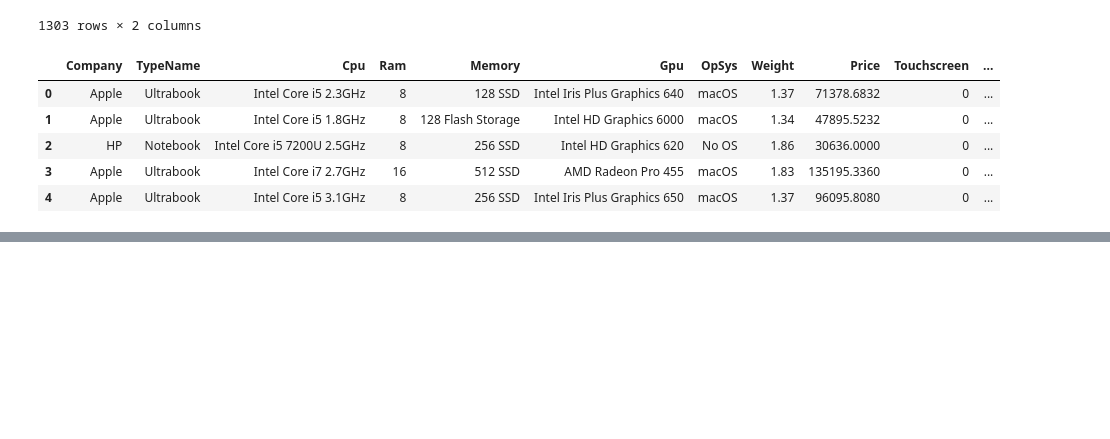
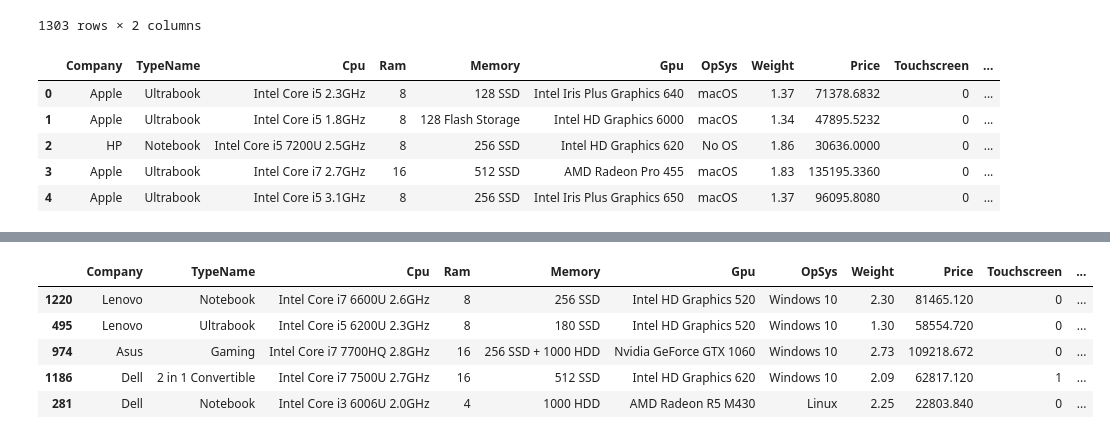
Before and after one commit to dikhaarianda/Laptop-Price-Predictor, a Jupyter notebook: PricePrediction-App.ipynb, the cells around one changed output, grey strips where cells are left out. Cells and saved outputs as stored; diff of their text form; code cells hidden in the pictures; blank space fills up the shorter version.

```diff
--- a/PricePrediction-App.ipynb
+++ b/PricePrediction-App.ipynb
@@ -401,0 +511,5 @@ data.head()
+# %%
+data['first'] = data['first'].astype('int')
+data['second'] = data['second'].astype('int')
+
+data.head()
@@ -401,0 +524,18 @@ data.head()
+# %%
+# Multiplying The Elements and Storing The Result in Subsequent Columns
+data['HDD'] = (data['first']*data['Layer1HDD'] + data['second']*data['Layer2HDD'])
+data['SSD'] = (data['first']*data['Layer1SSD'] + data['second']*data['Layer2SSD'])
+data['Hybrid'] = (data['first']*data['Layer1Hybrid'] + data['second']*data['Layer2Hybrid'])
+data['Flash_Storage'] = (data['first']*data['Layer1Flash Storage'] + data['second']*data['Layer2Flash Storage'])
+
+# Drop Uncessary Column
+data.drop(columns=['first', 'second', 'Layer1HDD', 'Layer1SSD', 'Layer1Hybrid', 'Layer1Flash Storage', 'Layer2HDD', 'Layer2SSD', 'Layer2Hybrid', 'Layer2Flash Storage'], inplace=True)
+
+data.sample(5)
+# %% [output]
+|  | Company | TypeName | Cpu | Ram | Memory | Gpu | OpSys | Weight | Price | Touchscreen | ... |
+| 1220 | Lenovo | Notebook | Intel Core i7 6600U 2.6GHz | 8 | 256 SSD | Intel HD Graphics 520 | Windows 10 | 2.30 | 81465.120 | 0 | ... |
+| 495 | Lenovo | Ultrabook | Intel Core i5 6200U 2.3GHz | 8 | 180 SSD | Intel HD Graphics 520 | Windows 10 | 1.30 | 58554.720 | 0 | ... |
+| 974 | Asus | Gaming | Intel Core i7 7700HQ 2.8GHz | 16 | 256 SSD + 1000 HDD | Nvidia GeForce GTX 1060 | Windows 10 | 2.73 | 109218.672 | 0 | ... |
+| 1186 | Dell | 2 in 1 Convertible | Intel Core i7 7500U 2.7GHz | 16 | 512 SSD | Intel HD Graphics 620 | Windows 10 | 2.09 | 62817.120 | 1 | ... |
+| 281 | Dell | Notebook | Intel Core i3 6006U 2.0GHz | 4 | 1000 HDD | AMD Radeon R5 M430 | Linux | 2.25 | 22803.840 | 0 | ... |
```
Also changed, not shown: parts of 16 cells of this notebook.
